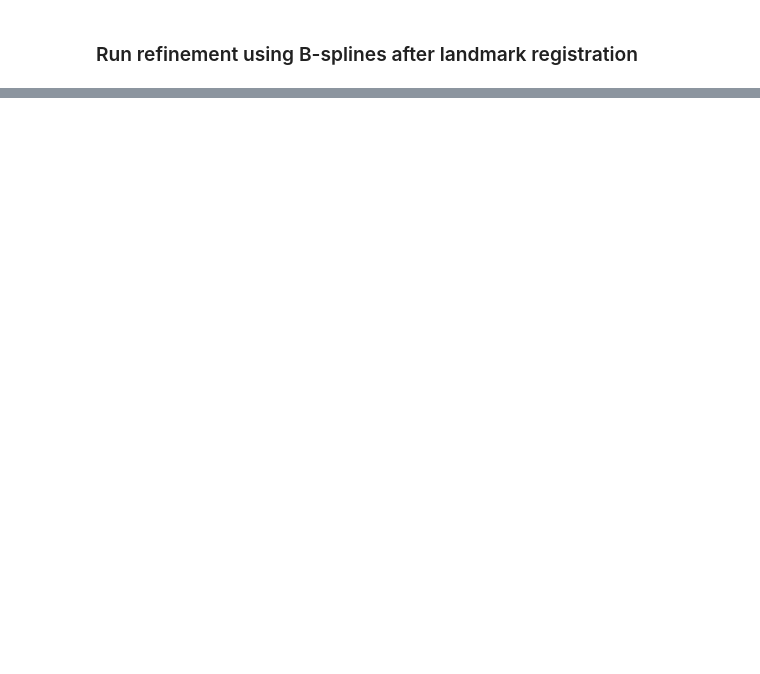
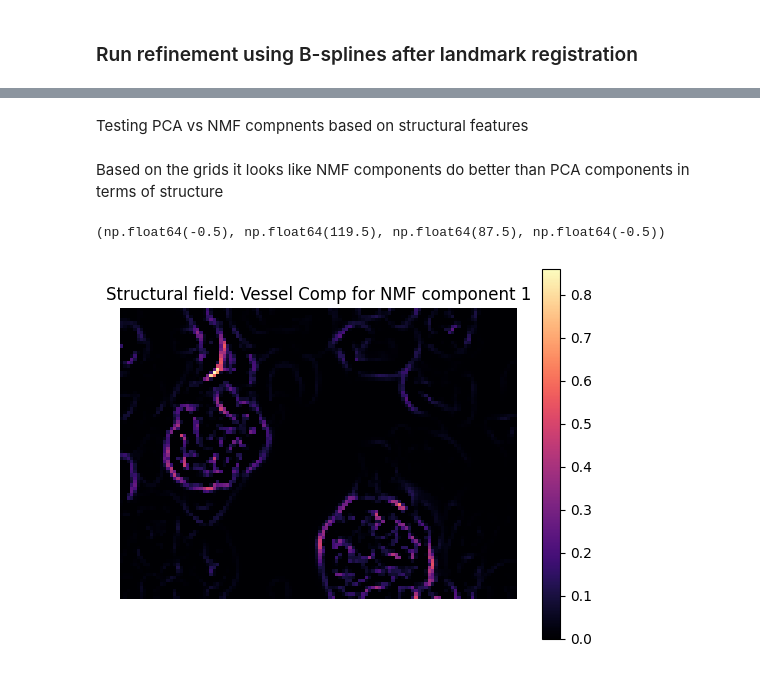
Before and after one commit to krastegar/MALDI_Metabolomics, a Jupyter notebook: notebooks/test_data.ipynb, the cells around one changed output, grey strips where cells are left out. Cells and saved outputs as stored; diff of their text form; code cells hidden in the pictures; blank space fills up the shorter version.

```diff
--- a/notebooks/test_data.ipynb
+++ b/notebooks/test_data.ipynb
@@ -728,0 +736,8 @@ plt.show()
+# %%
+# All pixel coordinates
+rows, cols = np.indices(complete_fake_maldi[0].shape[:2])
+
+n_planes, H, W = complete_fake_maldi.shape
+
+# Reshape: (n_planes, H*W) → transpose → (H*W, n_planes)
+X = complete_fake_maldi.reshape(n_planes, -1).T
@@ -728,0 +756,2 @@ plt.show()
+# %% [markdown]
+Testing PCA vs NMF compnents based on structural features
@@ -728,0 +787,2 @@ plt.show()
+# %% [markdown]
+Based on the grids it looks like NMF components do better than PCA components in terms of structure
@@ -728,0 +799,37 @@ plt.show()
+# %%
+# structure tensor / structure coherence
+anisotropy_comp = []
+
+for img in nmf_imgs:
+    Axx, Axy, Ayy = structure_tensor(img, sigma=2)
+    trace = Axx + Ayy
+    det_term = np.sqrt(np.maximum((Axx - Ayy) ** 2 + 4.0 * Axy ** 2, 0.0))
+    lambda1 = 0.5 * (trace + det_term)
+    lambda2 = 0.5 * (trace - det_term)
+    anisotropy = (lambda1 - lambda2) / (lambda1 + lambda2 + 1e-8)
+    anisotropy_comp.append(anisotropy)
+plot_maldi_grid(np.array(anisotropy_comp), cmap='Spectral')
+# we will not use this either
+# %%
+def compute_structural_fields(img: np.ndarray) -> dict:
+    ''' Combing all feature maps into a structural field tensor'''
+
+    # edge map
+    edge_map = sobel(img)
+
+    # vessels
+    vessel_filter = frangi(img)
+    return {'edge' : edge_map, 'vessels': vessel_filter}
+
+# each image has structural features
+component_fields = [
+        compute_structural_fields(nmf_imgs[k])
+        for k in range(n_components)
+    ]
+plt.imshow(component_fields[0]["vessels"], cmap="magma")
+plt.colorbar()
+plt.title("Structural field: Vessel Comp for NMF component 1")
+plt.axis("off")
+# %% [output]
+(np.float64(-0.5), np.float64(119.5), np.float64(87.5), np.float64(-0.5))
+[figure, added]
```
Also changed, not shown: parts of 29 cells of this notebook, 1 other file.
